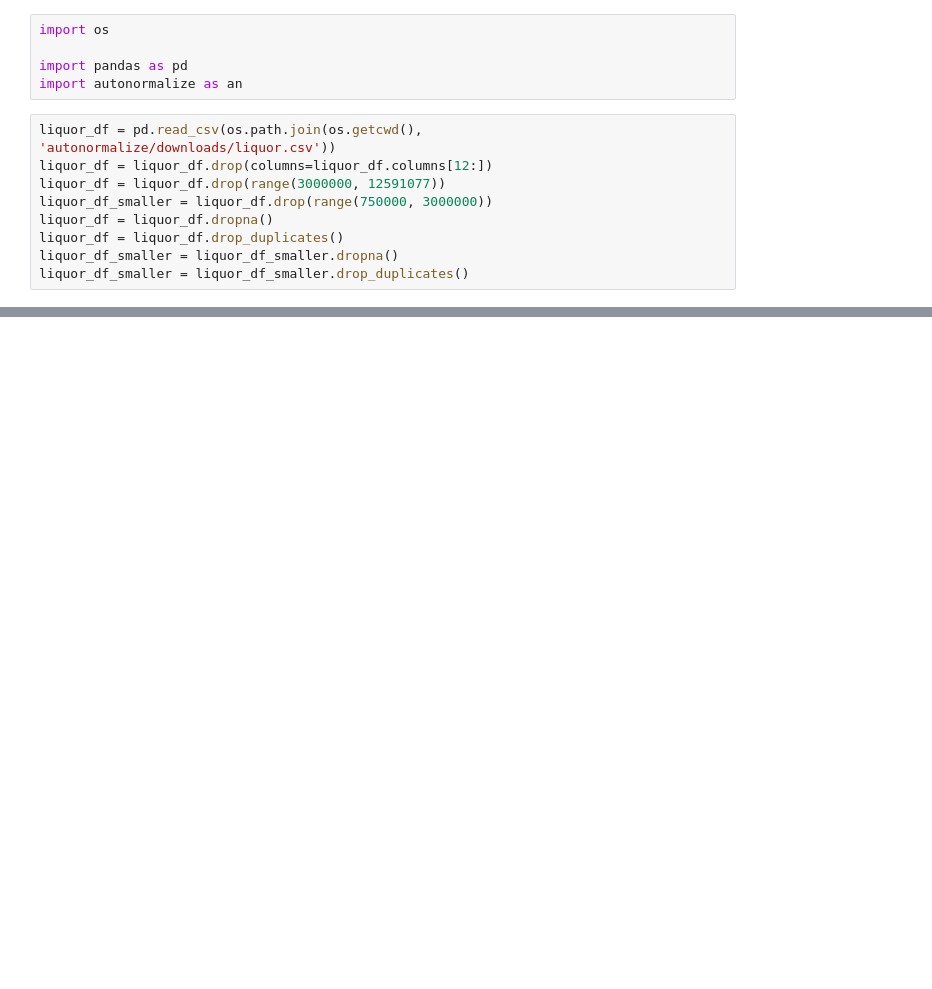
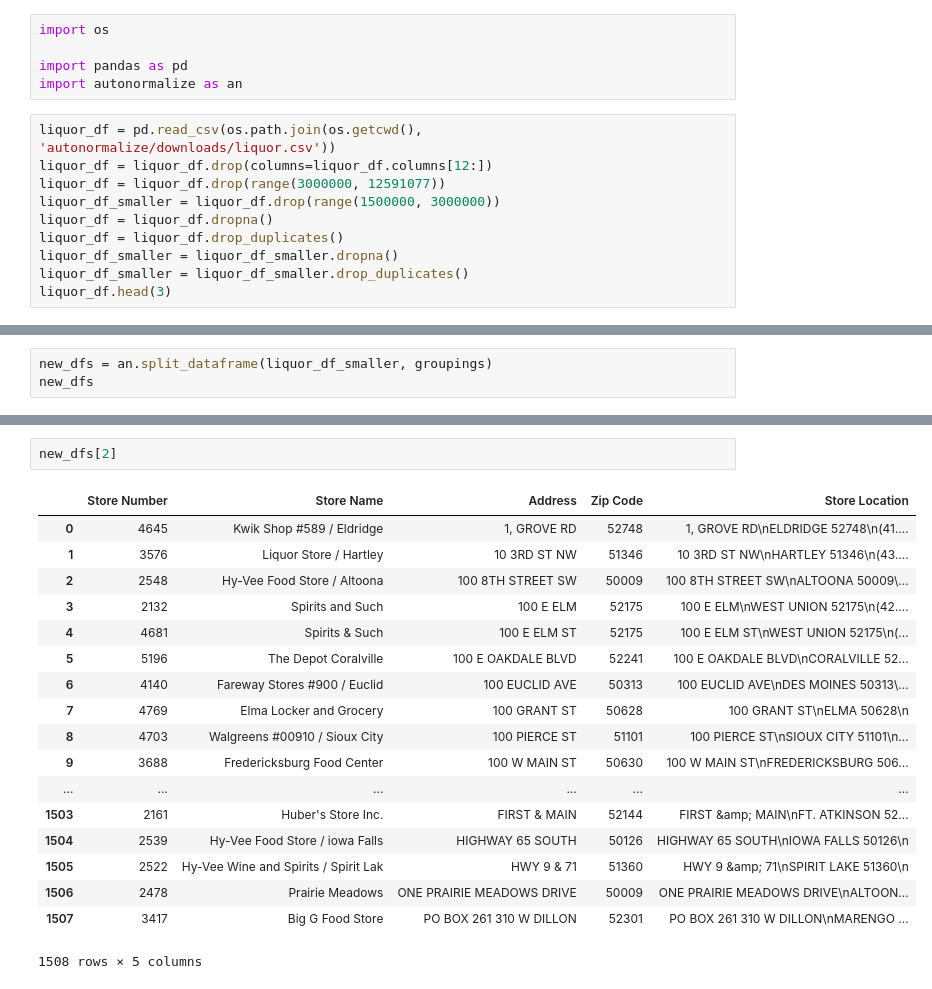
Before and after one commit to alteryx/autonormalize, a Jupyter notebook: DEMO LIQUOR.ipynb, the cells around one changed output, grey strips where cells are left out. Drawn from its saved outputs; the diff is of its cells as text; blank space fills up the shorter version.

```diff
--- a/DEMO LIQUOR.ipynb
+++ b/DEMO LIQUOR.ipynb
@@ -7,8 +14,9 @@ import autonormalize as an
 liquor_df = pd.read_csv(os.path.join(os.getcwd(), 'autonormalize/downloads/liquor.csv'))
 liquor_df = liquor_df.drop(columns=liquor_df.columns[12:])
 liquor_df = liquor_df.drop(range(3000000, 12591077))
-liquor_df_smaller = liquor_df.drop(range(750000, 3000000))
+liquor_df_smaller = liquor_df.drop(range(1500000, 3000000))
 liquor_df = liquor_df.dropna()
 liquor_df = liquor_df.drop_duplicates()
 liquor_df_smaller = liquor_df_smaller.dropna()
 liquor_df_smaller = liquor_df_smaller.drop_duplicates()
+liquor_df.head(3)
@@ -62 +82,4 @@ for grp in groupings:
  {County}  --> County Number
+# %%
+new_dfs = an.split_dataframe(liquor_df_smaller, groupings)
+new_dfs
@@ -62,0 +150,21 @@ for grp in groupings:
+# %%
+new_dfs[2]
+# %% [output]
+|  | Store Number | Store Name | Address | Zip Code | Store Location |
+| 0 | 4645 | Kwik Shop #589 / Eldridge | 1, GROVE RD | 52748 | 1, GROVE RD\nELDRIDGE 52748\n(41.... |
+| 1 | 3576 | Liquor Store / Hartley | 10 3RD ST NW | 51346 | 10 3RD ST NW\nHARTLEY 51346\n(43.... |
+| 2 | 2548 | Hy-Vee Food Store / Altoona | 100 8TH STREET SW | 50009 | 100 8TH STREET SW\nALTOONA 50009\... |
+| 3 | 2132 | Spirits and Such | 100 E ELM | 52175 | 100 E ELM\nWEST UNION 52175\n(42.... |
+| 4 | 4681 | Spirits & Such | 100 E ELM ST | 52175 | 100 E ELM ST\nWEST UNION 52175\n(... |
+| 5 | 5196 | The Depot Coralville | 100 E OAKDALE BLVD | 52241 | 100 E OAKDALE BLVD\nCORALVILLE 52... |
+| 6 | 4140 | Fareway Stores #900 / Euclid | 100 EUCLID AVE | 50313 | 100 EUCLID AVE\nDES MOINES 50313\... |
+| 7 | 4769 | Elma Locker and Grocery | 100 GRANT ST | 50628 | 100 GRANT ST\nELMA 50628\n |
+| 8 | 4703 | Walgreens #00910 / Sioux City | 100 PIERCE ST | 51101 | 100 PIERCE ST\nSIOUX CITY 51101\n... |
+| 9 | 3688 | Fredericksburg Food Center | 100 W MAIN ST | 50630 | 100 W MAIN ST\nFREDERICKSBURG 506... |
+| ... | ... | ... | ... | ... | ... |
+| 1503 | 2161 | Huber's Store Inc. | FIRST & MAIN | 52144 | FIRST &amp; MAIN\nFT. ATKINSON 52... |
+| 1504 | 2539 | Hy-Vee Food Store / iowa Falls | HIGHWAY 65 SOUTH | 50126 | HIGHWAY 65 SOUTH\nIOWA FALLS 50126\n |
+| 1505 | 2522 | Hy-Vee Wine and Spirits / Spirit Lak | HWY 9 & 71 | 51360 | HWY 9 &amp; 71\nSPIRIT LAKE 51360\n |
+| 1506 | 2478 | Prairie Meadows | ONE PRAIRIE MEADOWS DRIVE | 50009 | ONE PRAIRIE MEADOWS DRIVE\nALTOON... |
+| 1507 | 3417 | Big G Food Store | PO BOX 261 310 W DILLON | 52301 | PO BOX 261 310 W DILLON\nMARENGO ... |
+1508 rows × 5 columns
```
Also changed, not shown: parts of 14 cells of this notebook, 7 other files.
